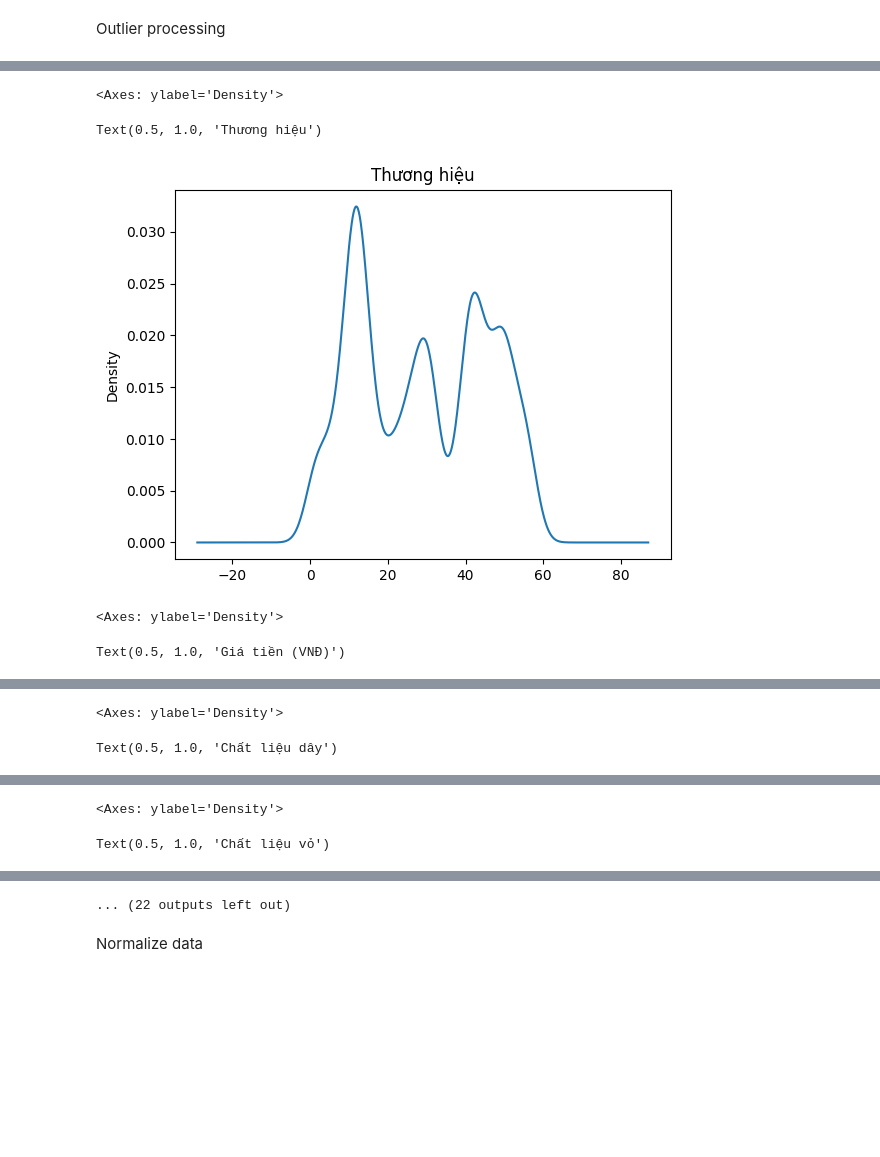
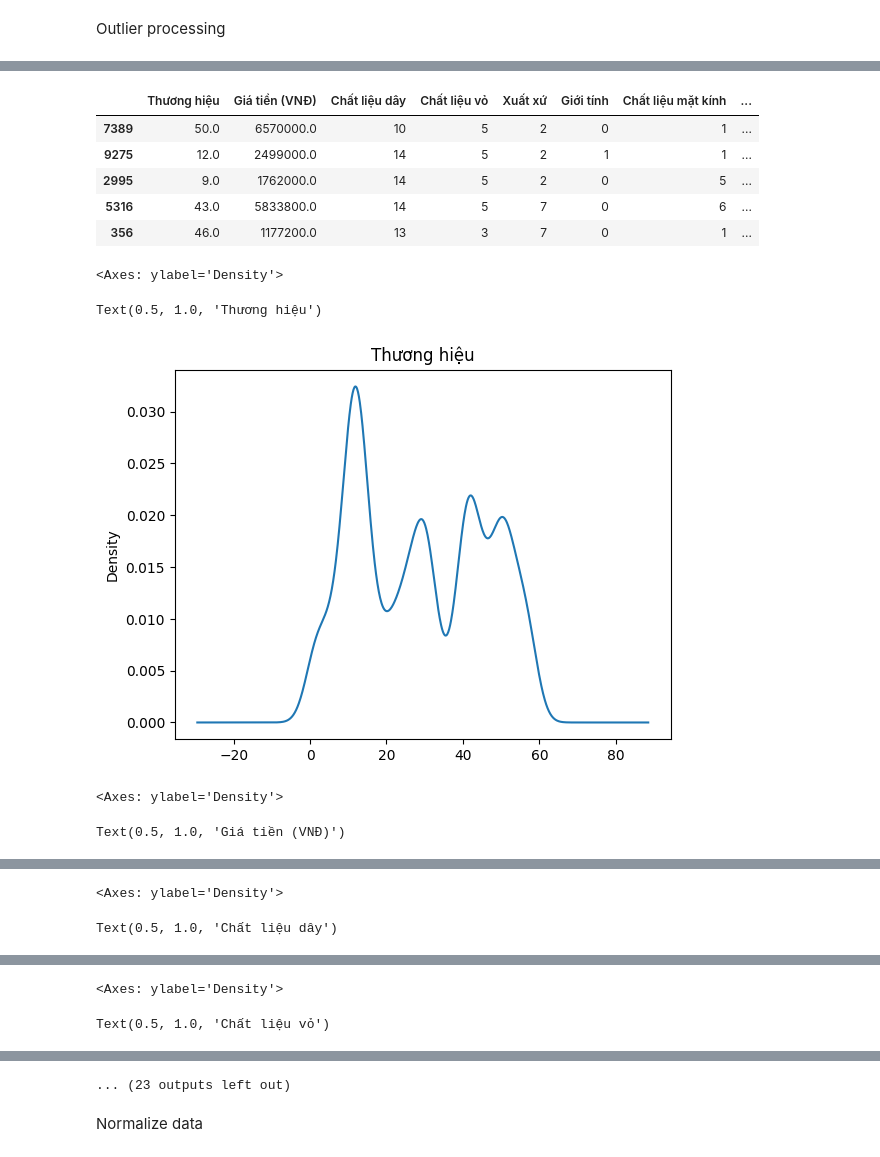
Before and after one commit to ZoanHy/DataScience_End_Semester, a Jupyter notebook: FeatureEngineeringBigDS.ipynb, the cells around one changed output, grey strips where cells are left out. Cells and saved outputs as stored; diff of their text form; code cells hidden in the pictures; blank space fills up the shorter version.

```diff
--- a/FeatureEngineeringBigDS.ipynb
+++ b/FeatureEngineeringBigDS.ipynb
@@ -196,13 +196,21 @@ time: 0 ns (started: 2023-05-21 22:46:34 +07:00)
 # %%
 train_ds = outlier_processing(train_ds)
+
+train_ds.head()
 
 for c in list(train_ds.columns):
     train_ds[c].plot(kind="kde")
     plt.title(c)
     plt.show()
 # %% [output]
+|  | Thương hiệu | Giá tiền (VNĐ) | Chất liệu dây | Chất liệu vỏ | Xuất xứ | Giới tính | Chất liệu mặt kính | ... |
+| 7389 | 50.0 | 6570000.0 | 10 | 5 | 2 | 0 | 1 | ... |
+| 9275 | 12.0 | 2499000.0 | 14 | 5 | 2 | 1 | 1 | ... |
+| 2995 | 9.0 | 1762000.0 | 14 | 5 | 2 | 0 | 5 | ... |
+| 5316 | 43.0 | 5833800.0 | 14 | 5 | 7 | 0 | 6 | ... |
+| 356 | 46.0 | 1177200.0 | 13 | 3 | 7 | 0 | 1 | ... |
 <Axes: ylabel='Density'>
 Text(0.5, 1.0, 'Thương hiệu')
-[figure, old version]
+[figure, new version]
 <Axes: ylabel='Density'>
 Text(0.5, 1.0, 'Giá tiền (VNĐ)')
@@ -216,4 +223,4 @@ Text(0.5, 1.0, 'Chất liệu vỏ')
-... (22 outputs left out)
+... (23 outputs left out)
 # %% [markdown]
 Normalize data
 # %%
```
Also changed, not shown: parts of 20 cells of this notebook, 12 other files.
